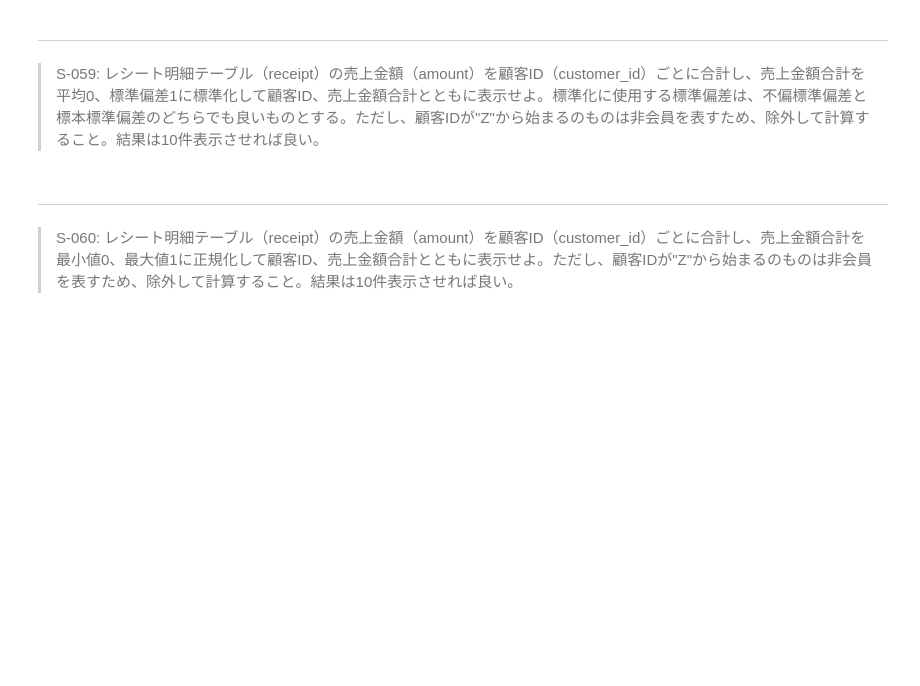
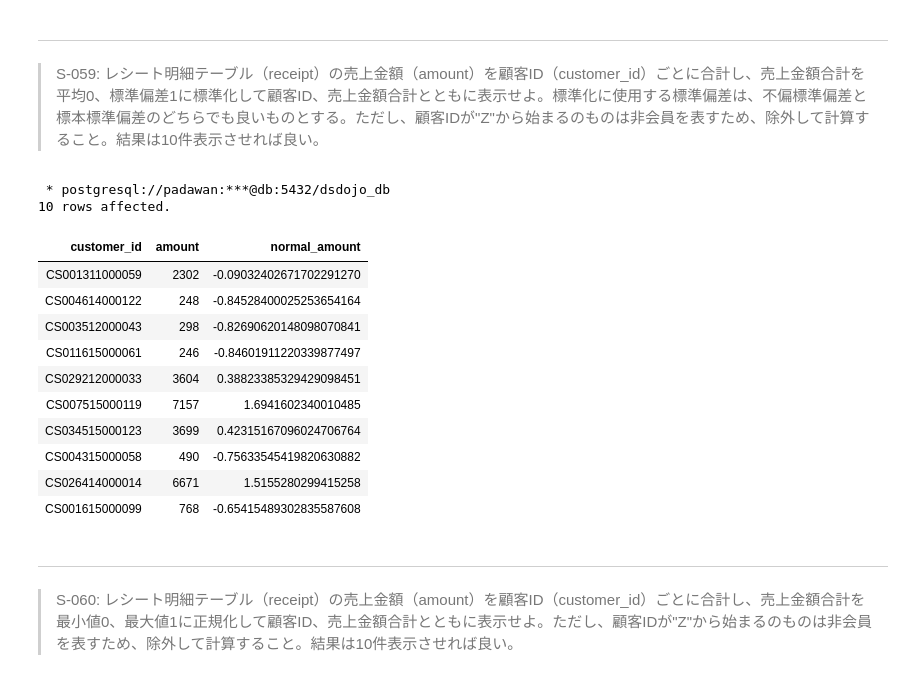
Before and after one commit to kouta0530/jupyter, a Jupyter notebook: practice/100knocks-preprocess/docker/work/preprocess_knock_SQL.ipynb, the cells around one changed output. Saved outputs shown, nothing was run; the diff lists cells and outputs as text; code cells hidden in the pictures; blank space fills up the shorter version.

```diff
--- a/practice/100knocks-preprocess/docker/work/preprocess_knock_SQL.ipynb
+++ b/practice/100knocks-preprocess/docker/work/preprocess_knock_SQL.ipynb
@@ -1499,3 +1497,41 @@ LIMIT 10
+# %%
+%%sql
+WITH sales_amount AS(
+    SELECT
+        customer_id,
+        SUM(amount) as amount
+    FROM receipt
+    WHERE customer_id not like 'Z%'
+    GROUP BY customer_id
+),
+stas_amount AS(
+    SELECT
+        AVG(amount) as mean,
+        stddev_samp(amount) as std_amount
+    FROM sales_amount
+)
+SELECT
+    customer_id,
+    amount,
+    (amount - mean) / std_amount as normal_amount
+FROM sales_amount
+CROSS JOIN
+    stas_amount
+LIMIT 10
+# %% [output]
+ * postgresql://padawan:***@db:5432/dsdojo_db
+10 rows affected.
+| customer_id | amount | normal_amount |
+| CS001311000059 | 2302 | -0.09032402671702291270 |
+| CS004614000122 | 248 | -0.84528400025253654164 |
+| CS003512000043 | 298 | -0.82690620148098070841 |
+| CS011615000061 | 246 | -0.84601911220339877497 |
+| CS029212000033 | 3604 | 0.38823385329429098451 |
+| CS007515000119 | 7157 | 1.6941602340010485 |
+| CS034515000123 | 3699 | 0.42315167096024706764 |
+| CS004315000058 | 490 | -0.75633545419820630882 |
+| CS026414000014 | 6671 | 1.5155280299415258 |
+| CS001615000099 | 768 | -0.65415489302835587608 |
 # %% [markdown]
 ---
 > S-060: レシート明細テーブル（receipt）の売上金額（amount）を顧客ID（customer_id）ごとに合計し、売上金額合計を最小値0、最大値1に正規化して顧客ID、売上金額合計とともに表示せよ。ただし、顧客IDが"Z"から始まるのものは非会員を表すため、除外して計算すること。結果は10件表示させれば良い。
```
Also changed, not shown: parts of 1 cell of this notebook.
